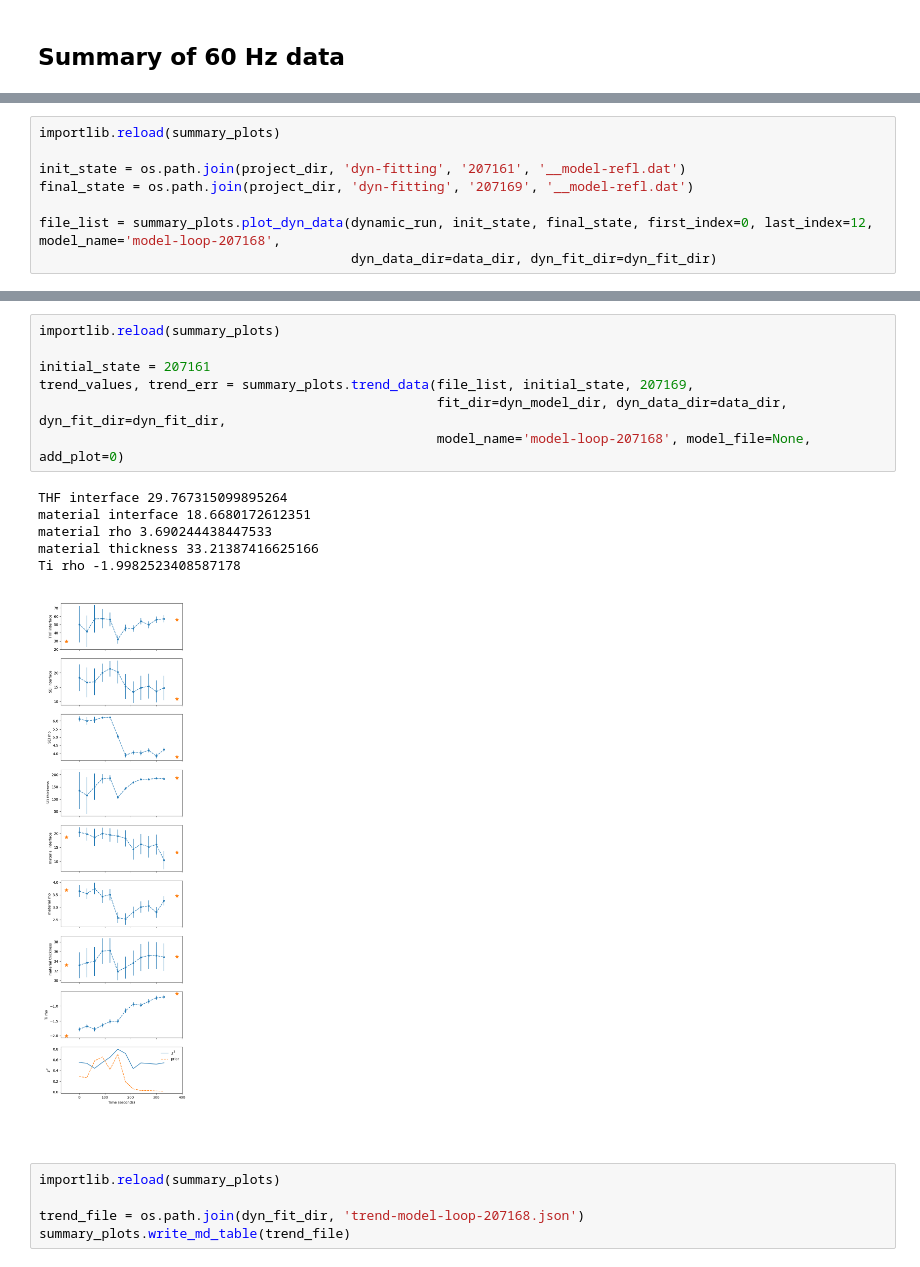
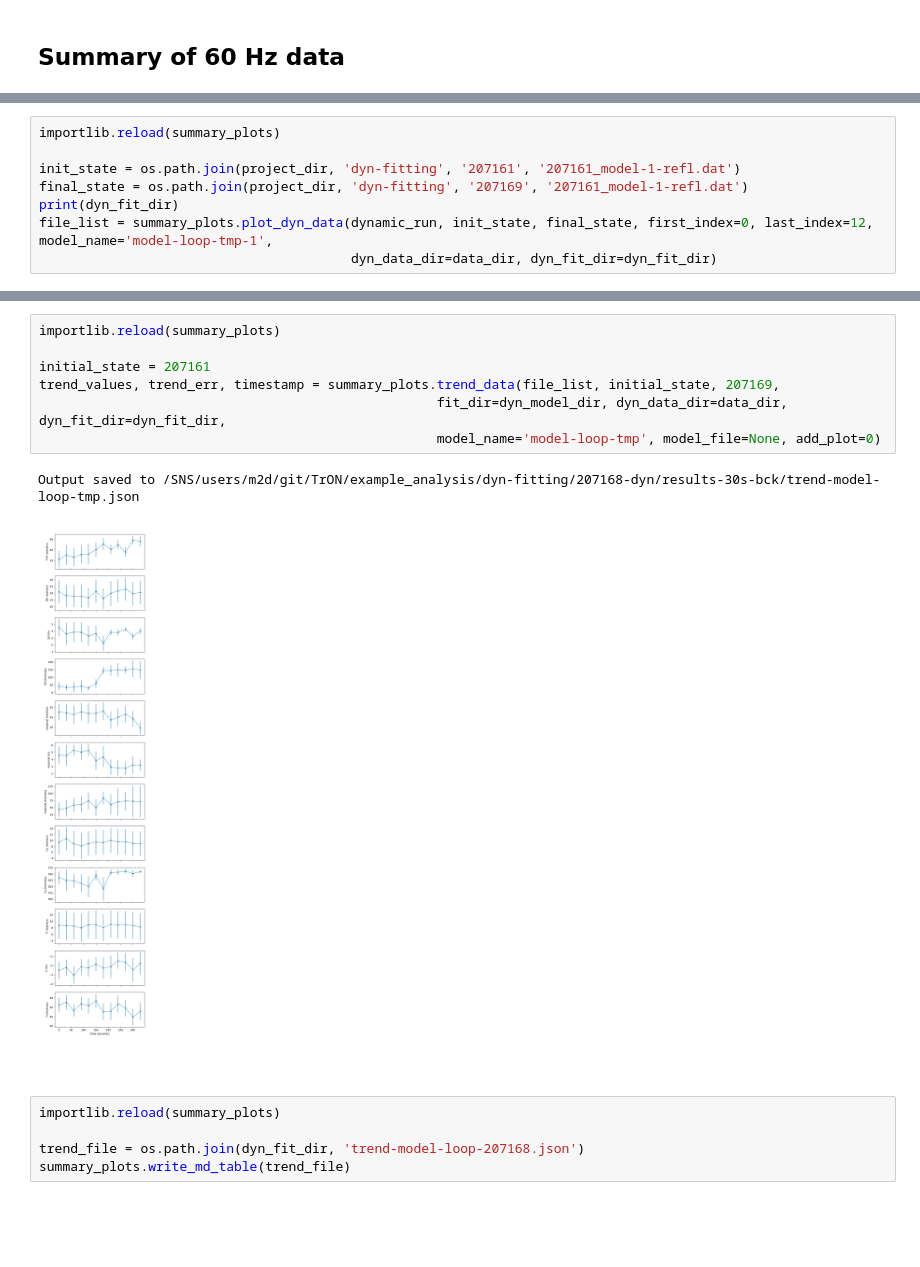
Before and after one commit to mdoucet/TrON, a Jupyter notebook: example_analysis/notebooks/summary-Cu-F.ipynb, the cells around one changed output, grey strips where cells are left out. Drawn from its saved outputs; the diff is of its cells as text; blank space fills up the shorter version.

```diff
--- a/example_analysis/notebooks/summary-Cu-F.ipynb
+++ b/example_analysis/notebooks/summary-Cu-F.ipynb
@@ -71,9 +71,9 @@ plt.show()
 # %%
 importlib.reload(summary_plots)
 
-init_state = os.path.join(project_dir, 'dyn-fitting', '207161', '__model-refl.dat')
-final_state = os.path.join(project_dir, 'dyn-fitting', '207169', '__model-refl.dat')
-
-file_list = summary_plots.plot_dyn_data(dynamic_run, init_state, final_state, first_index=0, last_index=12, model_name='model-loop-207168',
+init_state = os.path.join(project_dir, 'dyn-fitting', '207161', '207161_model-1-refl.dat')
+final_state = os.path.join(project_dir, 'dyn-fitting', '207169', '207161_model-1-refl.dat')
+print(dyn_fit_dir)
+file_list = summary_plots.plot_dyn_data(dynamic_run, init_state, final_state, first_index=0, last_index=12, model_name='model-loop-tmp-1',
                                         dyn_data_dir=data_dir, dyn_fit_dir=dyn_fit_dir)
 # %% [output]
@@ -96,17 +98,13 @@ summary_plots.plot_dyn_sld(_file_list, init_state, final_state,
 # %%
 importlib.reload(summary_plots)
 
 initial_state = 207161
-trend_values, trend_err = summary_plots.trend_data(file_list, initial_state, 207169,
+trend_values, trend_err, timestamp = summary_plots.trend_data(file_list, initial_state, 207169,
                                                    fit_dir=dyn_model_dir, dyn_data_dir=data_dir, dyn_fit_dir=dyn_fit_dir,
-                                                   model_name='model-loop-207168', model_file=None, add_plot=0)
+                                                   model_name='model-loop-tmp', model_file=None, add_plot=0)
 # %% [output]
-THF interface 29.767315099895264
-material interface 18.6680172612351
-material rho 3.690244438447533
-material thickness 33.21387416625166
-Ti rho -1.9982523408587178
+Output saved to /SNS/users/m2d/git/TrON/example_analysis/dyn-fitting/207168-dyn/results-30s-bck/trend-model-loop-tmp.json
-[figure, old version]
+[figure, new version]
 # %%
 importlib.reload(summary_plots)
 
```
Also changed, not shown: parts of 3 cells of this notebook, 1 other file.
